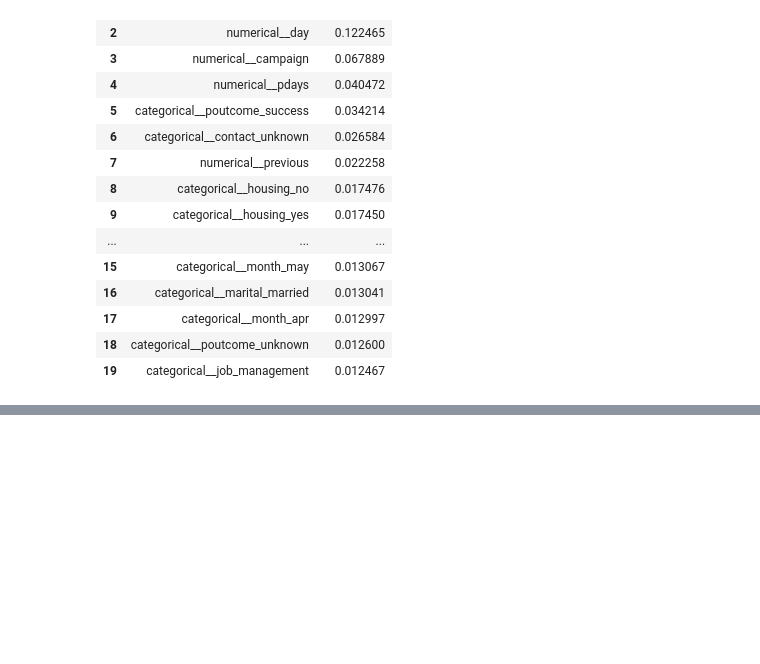
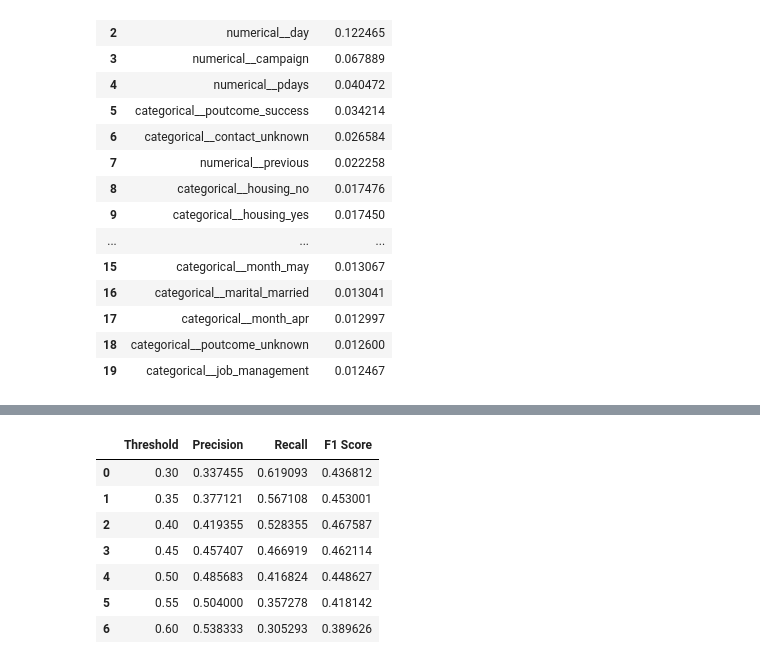
Before and after one commit to Tam-Davies/Predicting-Customer-Term-Deposit-Subscription-Using-Supervised-Machine-Learning, a Jupyter notebook: notebooks/bank_marketing_classification.ipynb, the cells around one changed output, grey strips where cells are left out. Saved outputs shown, nothing was run; the diff lists cells and outputs as text; code cells hidden in the pictures; blank space fills up the shorter version.

```diff
--- a/notebooks/bank_marketing_classification.ipynb
+++ b/notebooks/bank_marketing_classification.ipynb
@@ -853,0 +1032,50 @@ print(f"Figure saved to: {feature_plot_path}")
+# %%
+from sklearn.metrics import (
+    precision_score,
+    recall_score,
+    f1_score
+)
+
+rf_balanced = weighted_models["Random Forest (Balanced)"]
+
+rf_probabilities = rf_balanced.predict_proba(X_test)[:, 1]
+
+threshold_results = []
+
+for threshold in [0.30, 0.35, 0.40, 0.45, 0.50, 0.55, 0.60]:
+
+    predictions = (
+        rf_probabilities >= threshold
+    ).astype(int)
+
+    threshold_results.append({
+        "Threshold": threshold,
+        "Precision": precision_score(
+            y_test_encoded,
+            predictions,
+            zero_division=0
+        ),
+        "Recall": recall_score(
+            y_test_encoded,
+            predictions,
+            zero_division=0
+        ),
+        "F1 Score": f1_score(
+            y_test_encoded,
+            predictions,
+            zero_division=0
+        )
+    })
+
+threshold_results_df = pd.DataFrame(threshold_results)
+
+threshold_results_df
+# %% [output]
+|  | Threshold | Precision | Recall | F1 Score |
+| 0 | 0.30 | 0.337455 | 0.619093 | 0.436812 |
+| 1 | 0.35 | 0.377121 | 0.567108 | 0.453001 |
+| 2 | 0.40 | 0.419355 | 0.528355 | 0.467587 |
+| 3 | 0.45 | 0.457407 | 0.466919 | 0.462114 |
+| 4 | 0.50 | 0.485683 | 0.416824 | 0.448627 |
+| 5 | 0.55 | 0.504000 | 0.357278 | 0.418142 |
+| 6 | 0.60 | 0.538333 | 0.305293 | 0.389626 |
```
Also changed, not shown: parts of 9 cells of this notebook.
